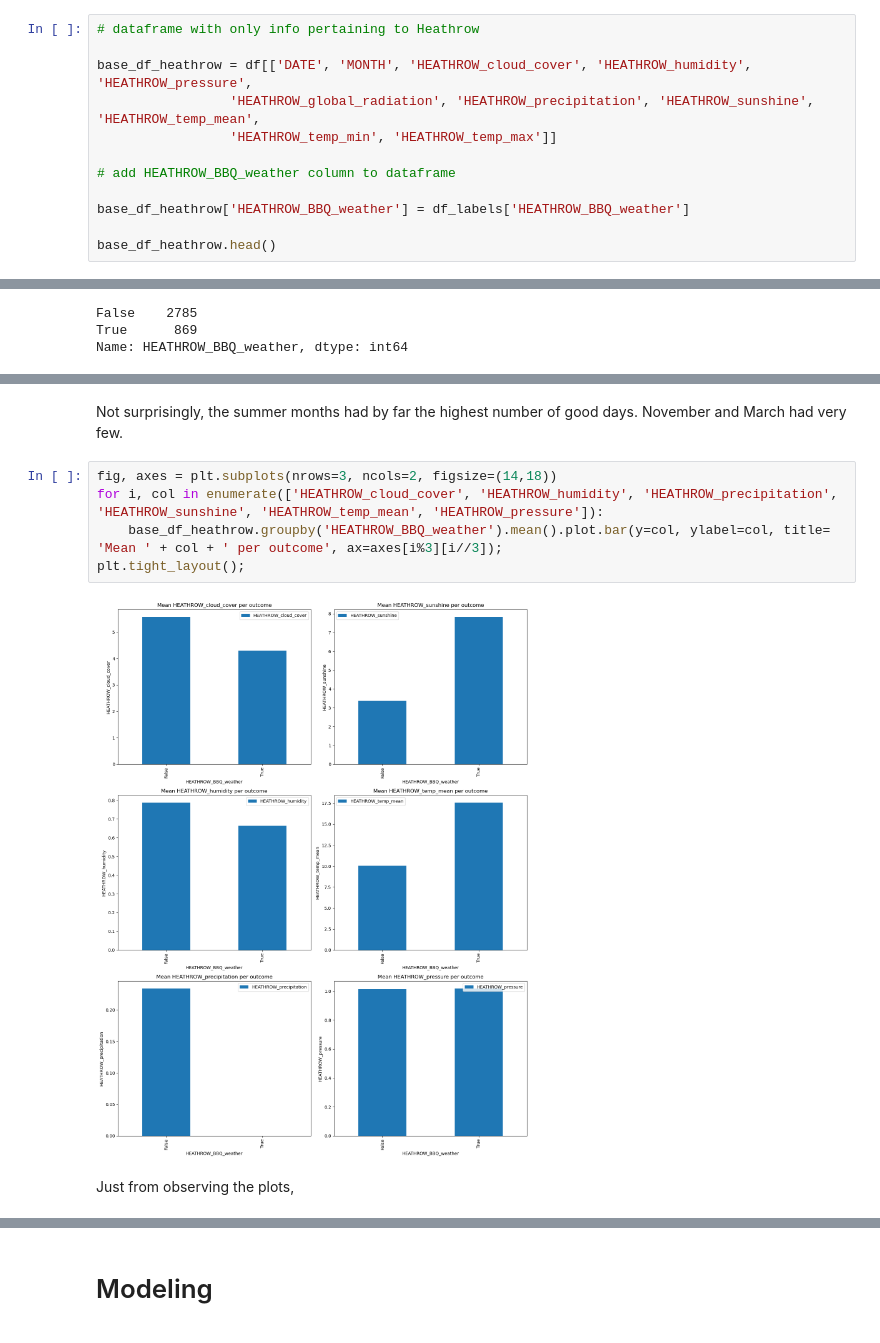
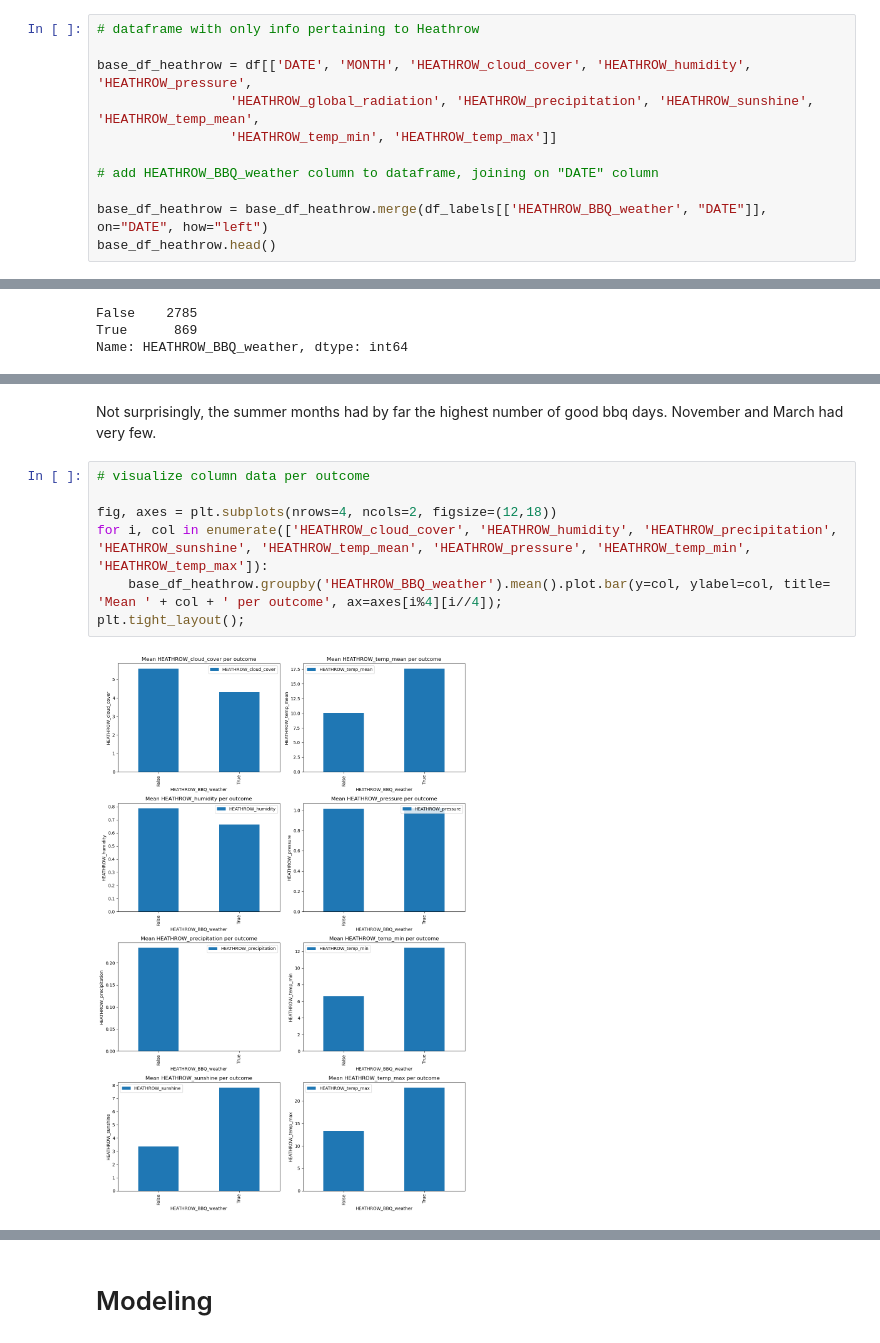
Before and after one commit to lalynjay/weather_classification, a Jupyter notebook: weather_classification.ipynb, the cells around one changed output, grey strips where cells are left out. Cells and saved outputs as stored; diff of their text form.

```diff
--- a/weather_classification.ipynb
+++ b/weather_classification.ipynb
@@ -128,9 +129,8 @@ base_df_heathrow = df[['DATE', 'MONTH', 'HEATHROW_cloud_cover', 'HEATHROW_humidi
                  'HEATHROW_global_radiation', 'HEATHROW_precipitation', 'HEATHROW_sunshine', 'HEATHROW_temp_mean',
                  'HEATHROW_temp_min', 'HEATHROW_temp_max']]
 
-# add HEATHROW_BBQ_weather column to dataframe
+# add HEATHROW_BBQ_weather column to dataframe, joining on "DATE" column
 
-base_df_heathrow['HEATHROW_BBQ_weather'] = df_labels['HEATHROW_BBQ_weather']
-
+base_df_heathrow = base_df_heathrow.merge(df_labels[['HEATHROW_BBQ_weather', "DATE"]], on="DATE", how="left")
 base_df_heathrow.head()
 # %% [output]
@@ -269,13 +266,13 @@ bbq['MONTH'].value_counts().plot.bar(title='Count of bbq days per month', ylabel
 # %% [output]
 [figure]
 # %% [markdown]
-Not surprisingly, the summer months had by far the highest number of good days. November and March had very few.
+Not surprisingly, the summer months had by far the highest number of good bbq days. November and March had very few.
 # %%
-fig, axes = plt.subplots(nrows=3, ncols=2, figsize=(14,18))
-for i, col in enumerate(['HEATHROW_cloud_cover', 'HEATHROW_humidity', 'HEATHROW_precipitation', 'HEATHROW_sunshine', 'HEATHROW_temp_mean', 'HEATHROW_pressure']):
-    base_df_heathrow.groupby('HEATHROW_BBQ_weather').mean().plot.bar(y=col, ylabel=col, title= 'Mean ' + col + ' per outcome', ax=axes[i%3][i//3]);
+# visualize column data per outcome
+
+fig, axes = plt.subplots(nrows=4, ncols=2, figsize=(12,18))
+for i, col in enumerate(['HEATHROW_cloud_cover', 'HEATHROW_humidity', 'HEATHROW_precipitation', 'HEATHROW_sunshine', 'HEATHROW_temp_mean', 'HEATHROW_pressure', 'HEATHROW_temp_min', 'HEATHROW_temp_max']):
+    base_df_heathrow.groupby('HEATHROW_BBQ_weather').mean().plot.bar(y=col, ylabel=col, title= 'Mean ' + col + ' per outcome', ax=axes[i%4][i//4]);
 plt.tight_layout();
 # %% [output]
-[figure, old version]
+[figure, new version]
-# %% [markdown]
-Just from observing the plots,
```
Also changed, not shown: parts of 82 cells of this notebook.
